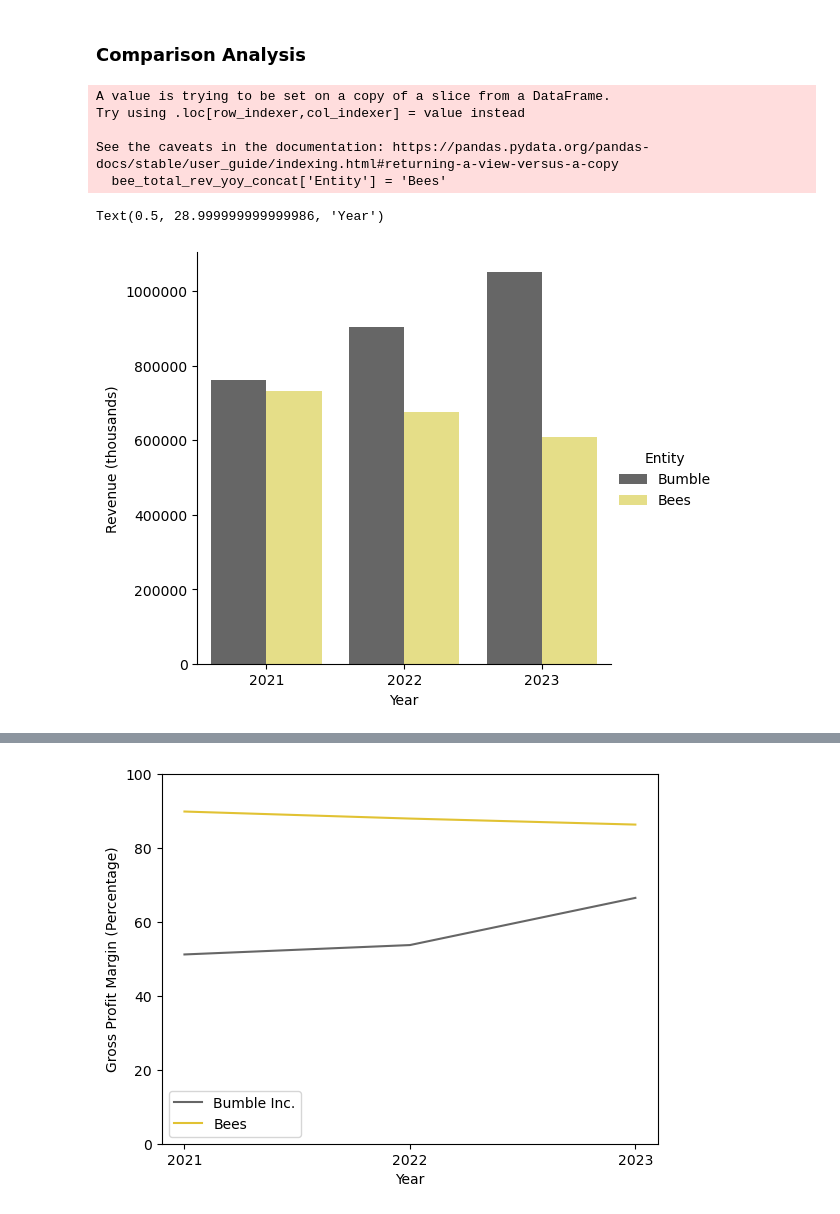
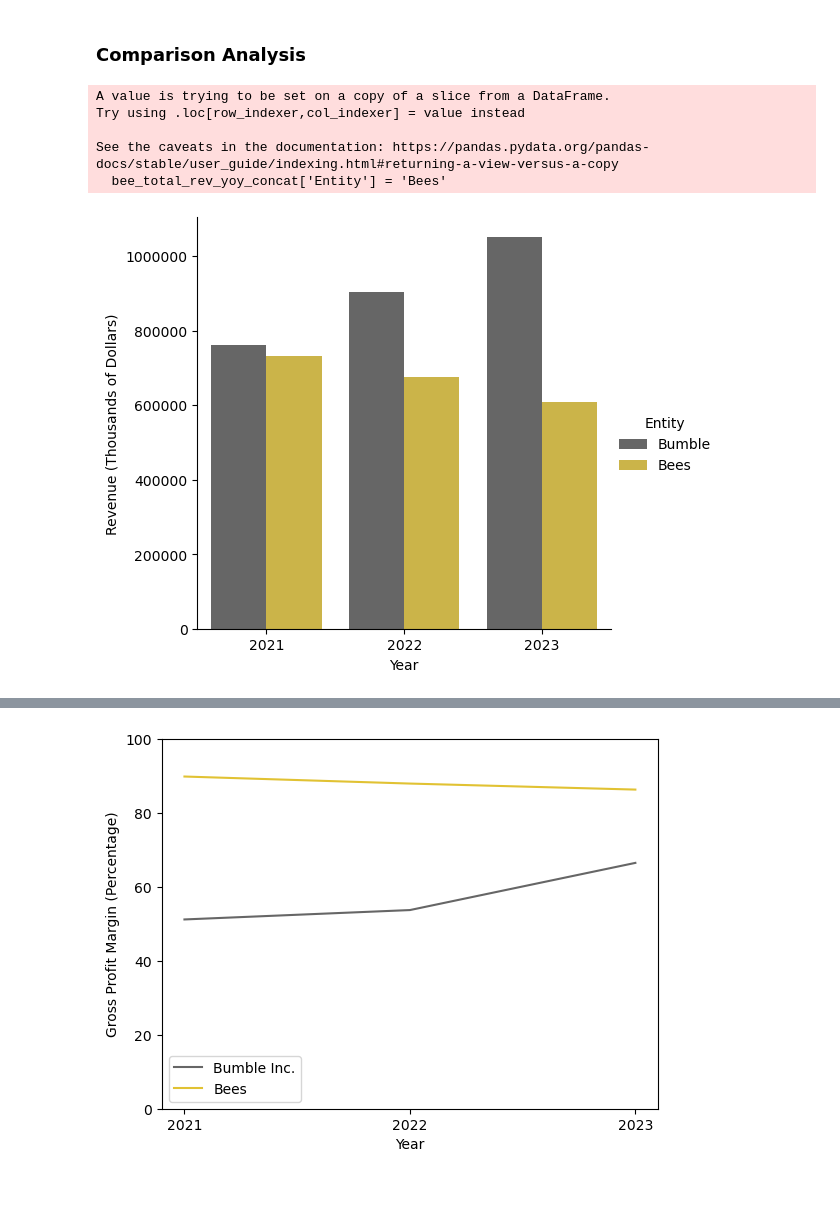
Before and after one commit to aubreepiep/bumble-vs-honeybees, a Jupyter notebook: notebooks/Capstone.ipynb, the cells around one changed output, grey strips where cells are left out. Drawn from its saved outputs; the diff is of its cells as text; code cells hidden in the pictures.

```diff
--- a/notebooks/Capstone.ipynb
+++ b/notebooks/Capstone.ipynb
@@ -303,21 +303,20 @@ plt.xlabel('Year');
 # %%
 #### YoY Revenue
 rev_yoy_concat = rev_yoy.rename(columns = {'Year':'year','Revenue':'total_revenue'})
 rev_yoy_concat['Entity'] = 'Bumble'
 bee_total_rev_yoy_concat = bee_total_rev_yoy
 bee_total_rev_yoy_concat['Entity'] = 'Bees'
 rev_catplot = pd.concat([rev_yoy_concat, bee_total_rev_yoy])
 
-custom_palette = sns.color_palette(["#666666", "#F4EB79", "#E1C233"])
+custom_palette = sns.color_palette(["#666666","#E1C233"])
 sns.catplot(kind = 'bar',data = rev_catplot, x = 'year', y = 'total_revenue', hue = 'Entity', palette=custom_palette )
-plt.ylabel('Revenue (thousands)')
+plt.ylabel('Revenue (Thousands of Dollars)')
 plt.gcf().axes[0].yaxis.get_major_formatter().set_scientific(False)
-plt.xlabel('Year')
+plt.xlabel('Year');
 # %% [output]
 A value is trying to be set on a copy of a slice from a DataFrame.
 Try using .loc[row_indexer,col_indexer] = value instead
 
 See the caveats in the documentation: https://pandas.pydata.org/pandas-docs/stable/user_guide/indexing.html#returning-a-view-versus-a-copy
   bee_total_rev_yoy_concat['Entity'] = 'Bees'
-Text(0.5, 28.999999999999986, 'Year')
-[figure, old version]
+[figure, new version]
```
Also changed, not shown: parts of 3 cells of this notebook.
